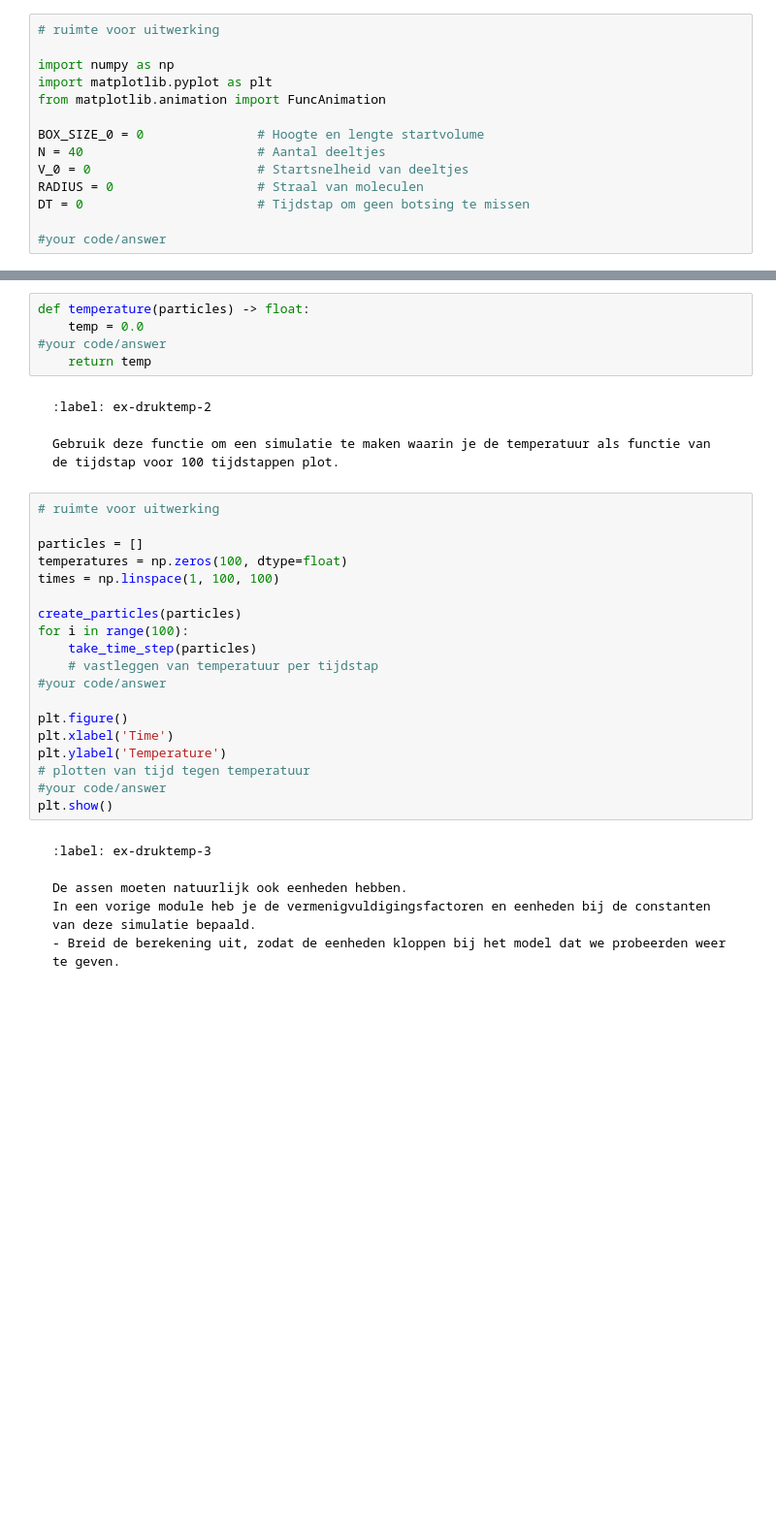
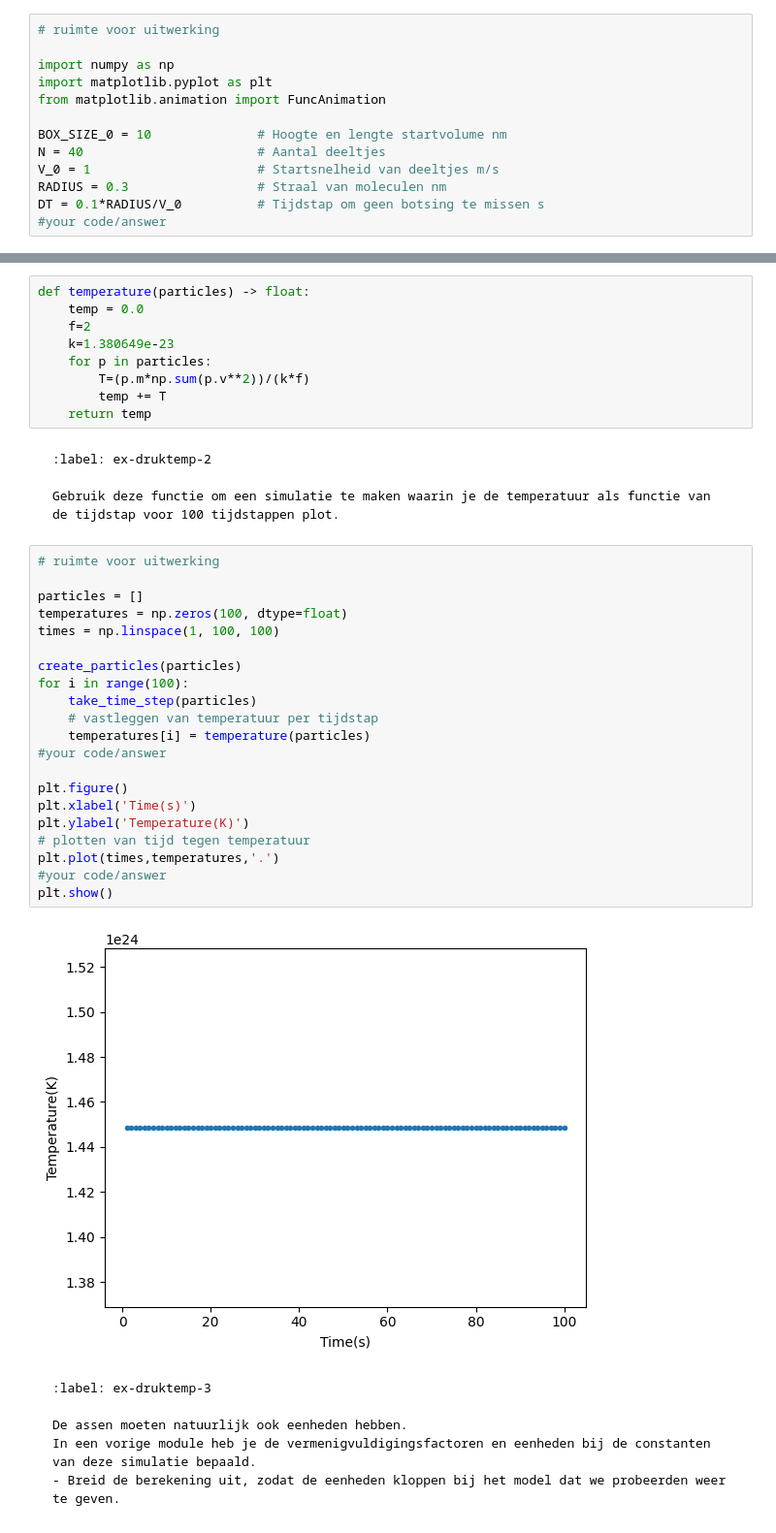
Before and after one commit to srimanp07/SrimanAbel, a Jupyter notebook: Content/PySim/5_druktemp.ipynb, the cells around one changed output, grey strips where cells are left out. Shown: that part at 97% size. Drawn from its saved outputs; the diff is of its cells as text; blank space fills up the shorter version.

Commit message:
temp

````diff
--- a/Content/PySim/5_druktemp.ipynb
+++ b/Content/PySim/5_druktemp.ipynb
@@ -36,12 +36,11 @@ import numpy as np
 import matplotlib.pyplot as plt
 from matplotlib.animation import FuncAnimation
 
-BOX_SIZE_0 = 0               # Hoogte en lengte startvolume
+BOX_SIZE_0 = 10              # Hoogte en lengte startvolume nm
 N = 40                       # Aantal deeltjes
-V_0 = 0                      # Startsnelheid van deeltjes
-RADIUS = 0                   # Straal van moleculen
-DT = 0                       # Tijdstap om geen botsing te missen
-
+V_0 = 1                      # Startsnelheid van deeltjes m/s
+RADIUS = 0.3                 # Straal van moleculen nm
+DT = 0.1*RADIUS/V_0          # Tijdstap om geen botsing te missen s
 #your code/answer
 # %% [markdown]
 De klasse voor de gasmoleculen en de functies voor hun onderlinge interactie:
@@ -188,7 +189,11 @@ Schrijf een functie die de temperatuur van het gas in onze simulatie bepaalt:
 # %%
 def temperature(particles) -> float:
     temp = 0.0
-#your code/answer
+    f=2
+    k=1.380649e-23
+    for p in particles:
+        T=(p.m*np.sum(p.v**2))/(k*f)
+        temp += T
     return temp
 # %% [markdown]
 ```{exercise} Temperatuurplot
@@ -199,22 +204,26 @@ Gebruik deze functie om een simulatie te maken waarin je de temperatuur als func
 # %%
 # ruimte voor uitwerking
 
 particles = []
 temperatures = np.zeros(100, dtype=float)
 times = np.linspace(1, 100, 100)
 
 create_particles(particles)
 for i in range(100):
     take_time_step(particles)
     # vastleggen van temperatuur per tijdstap
+    temperatures[i] = temperature(particles)
 #your code/answer
 
 plt.figure()
-plt.xlabel('Time')
-plt.ylabel('Temperature')
+plt.xlabel('Time(s)')
+plt.ylabel('Temperature(K)')
 # plotten van tijd tegen temperatuur
+plt.plot(times,temperatures,'.')
 #your code/answer
 plt.show()
+# %% [output]
+[figure, added]
 # %% [markdown]
 ```{exercise}
 :label: ex-druktemp-3
````
Also changed, not shown: parts of 3 cells of this notebook.
